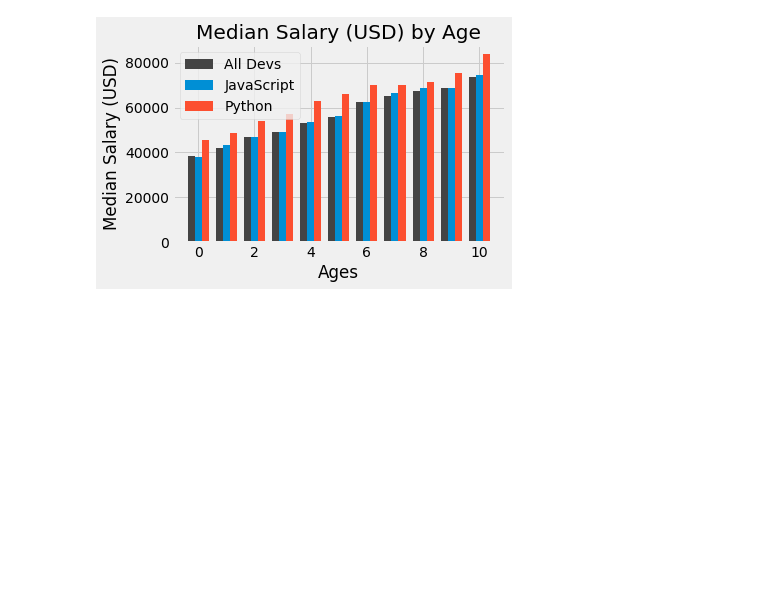
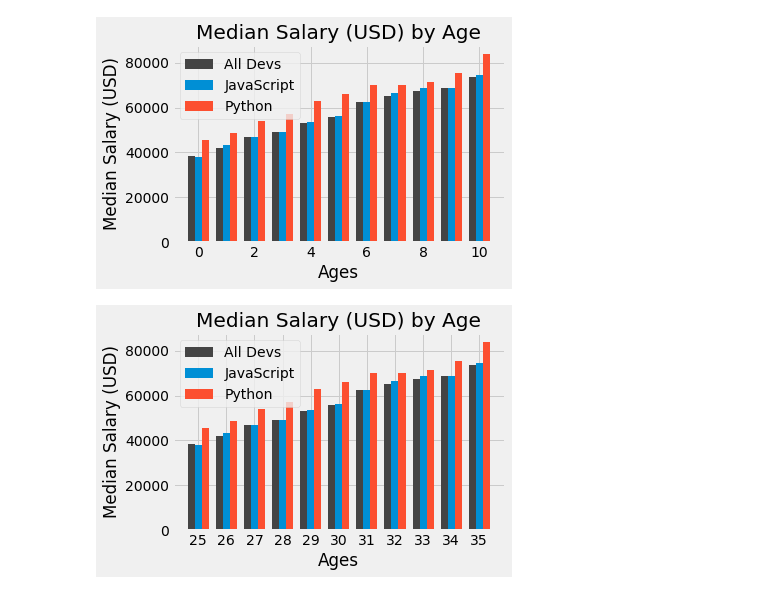
Before and after one commit to abhishekkhare/Python, a Jupyter notebook: Matplotlib/MatPlotLib Bar Charts and Analyzing Data from CSVs.ipynb, the cells around one changed output. Drawn from its saved outputs; the diff is of its cells as text; code cells hidden in the pictures; blank space fills up the shorter version.

```diff
--- a/Matplotlib/MatPlotLib Bar Charts and Analyzing Data from CSVs.ipynb
+++ b/Matplotlib/MatPlotLib Bar Charts and Analyzing Data from CSVs.ipynb
@@ -74,2 +74,16 @@ plt.tight_layout()
 # %% [output]
 [figure]
+# %%
+# multiple bars with the correct x -axis values
+plt.style.use('fivethirtyeight')
+plt.bar(x_indexes-width, dev_y, width=width,color="#444444", label="All Devs")
+plt.bar(x_indexes,js_dev_y, width=width,label="JavaScript")
+plt.bar(x_indexes+width,py_dev_y, width=width,label="Python")
+plt.xticks(ticks=x_indexes, labels = ages_x)
+plt.legend()
+plt.title("Median Salary (USD) by Age")
+plt.xlabel("Ages")
+plt.ylabel("Median Salary (USD)")
+plt.tight_layout()
+# %% [output]
+[figure, added]
```
Also changed, not shown: parts of 2 cells of this notebook, 10 other files.
